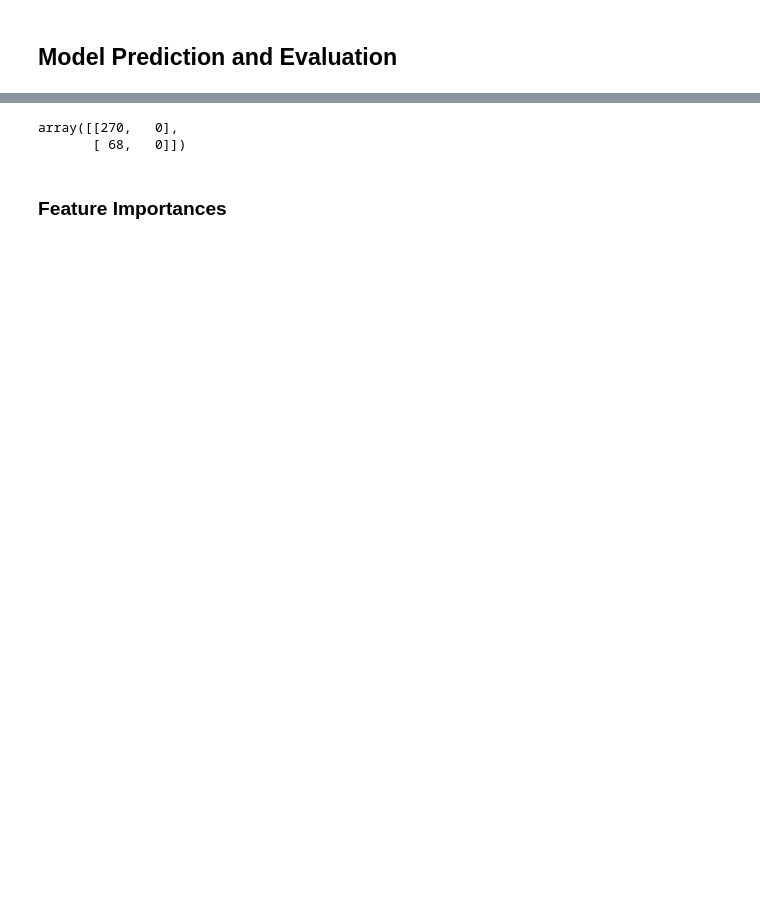
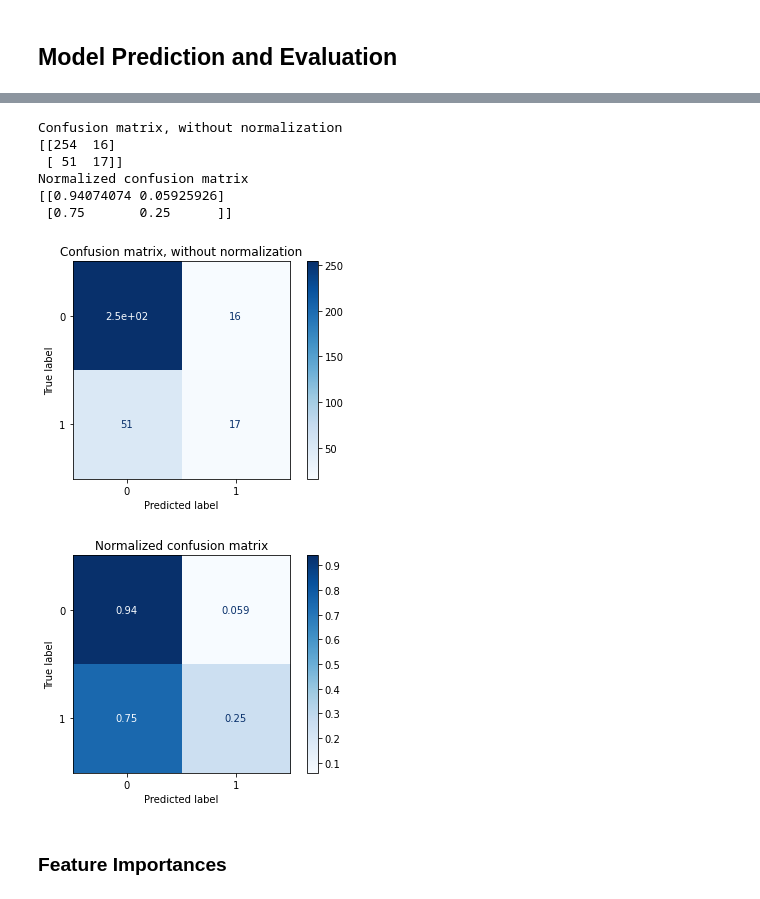
Before and after one commit to ruizleandro/Risk-Management-with-LightGBM, a Jupyter notebook: Risk_Management_with_LightGBM.ipynb, the cells around one changed output, grey strips where cells are left out. Cells and saved outputs as stored; diff of their text form; code cells hidden in the pictures; blank space fills up the shorter version.

```diff
--- a/Risk_Management_with_LightGBM.ipynb
+++ b/Risk_Management_with_LightGBM.ipynb
@@ -594,10 +604,27 @@ The roc_auc_score of prediction is: 0.5
 The null accuracy is: 0.7988165680473372
-# %%
-from sklearn.metrics import confusion_matrix
-confusion_matrix(y_test, y_pred)
-# %% [output]
-array([[270,   0],
-       [ 68,   0]])
+# %%
+titles_options = [("Confusion matrix, without normalization", None),
+                  ("Normalized confusion matrix", 'true')]
+for title, normalize in titles_options:
+    disp = plot_confusion_matrix(lightgbm, X_test, y_test,
+                                 display_labels=[0, 1],
+                                 cmap=plt.cm.Blues,
+                                 normalize=normalize)
+    disp.ax_.set_title(title)
+
+    print(title)
+    print(disp.confusion_matrix)
+
+plt.show()
+# %% [output]
+Confusion matrix, without normalization
+[[254  16]
+ [ 51  17]]
+Normalized confusion matrix
+[[0.94074074 0.05925926]
+ [0.75       0.25      ]]
+[figure, added]
+[figure, added]
 # %% [markdown]
 ### Feature Importances
 # %%
```
Also changed, not shown: parts of 10 cells of this notebook.
